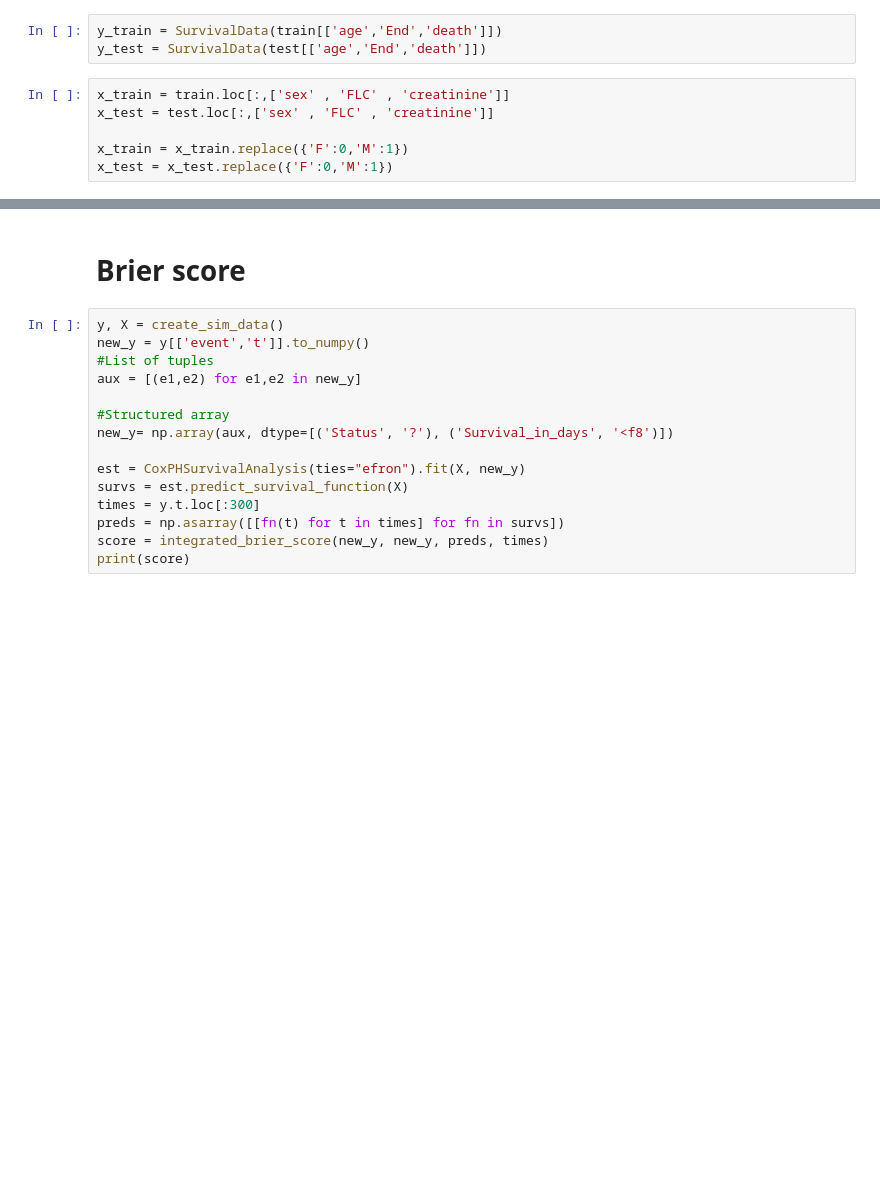
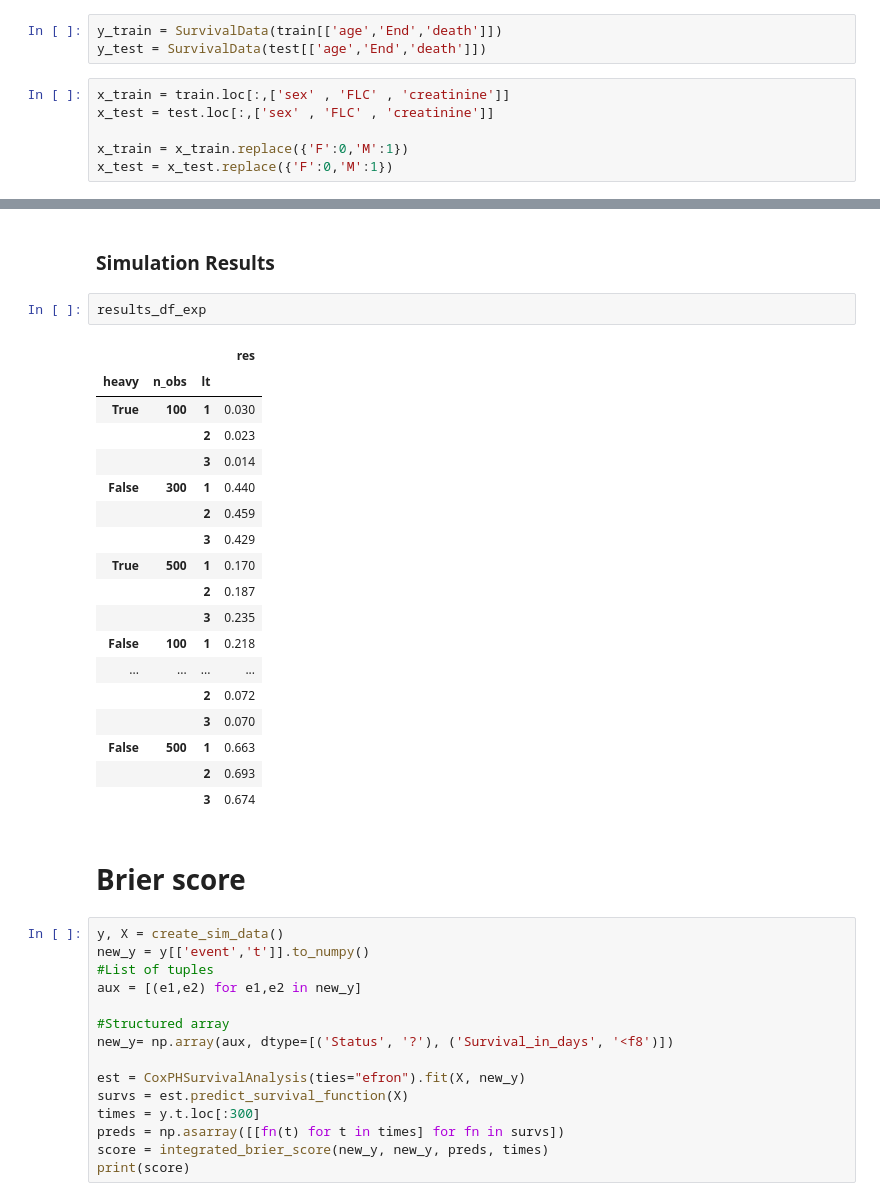
Before and after one commit to TomerWeissGit/LTRCTrees_python, a Jupyter notebook: models/simulations.ipynb, the cells around one changed output, grey strips where cells are left out. Saved outputs shown, nothing was run; the diff lists cells and outputs as text; blank space fills up the shorter version.

```diff
--- a/models/simulations.ipynb
+++ b/models/simulations.ipynb
@@ -159,3 +362,26 @@ def printTree(root, markerStr="+- ", levelMarkers=[]):
+# %% [markdown]
+### Simulation Results
+# %%
+results_df_exp
+# %% [output]
+|  |  |  | res |
+| heavy | n_obs | lt |  |
+| True | 100 | 1 | 0.030 |
+|  |  | 2 | 0.023 |
+|  |  | 3 | 0.014 |
+| False | 300 | 1 | 0.440 |
+|  |  | 2 | 0.459 |
+|  |  | 3 | 0.429 |
+| True | 500 | 1 | 0.170 |
+|  |  | 2 | 0.187 |
+|  |  | 3 | 0.235 |
+| False | 100 | 1 | 0.218 |
+| ... | ... | ... | ... |
+|  |  | 2 | 0.072 |
+|  |  | 3 | 0.070 |
+| False | 500 | 1 | 0.663 |
+|  |  | 2 | 0.693 |
+|  |  | 3 | 0.674 |
 # %% [markdown]
 # Brier score
 # %%
```
Also changed, not shown: parts of 28 cells of this notebook.
